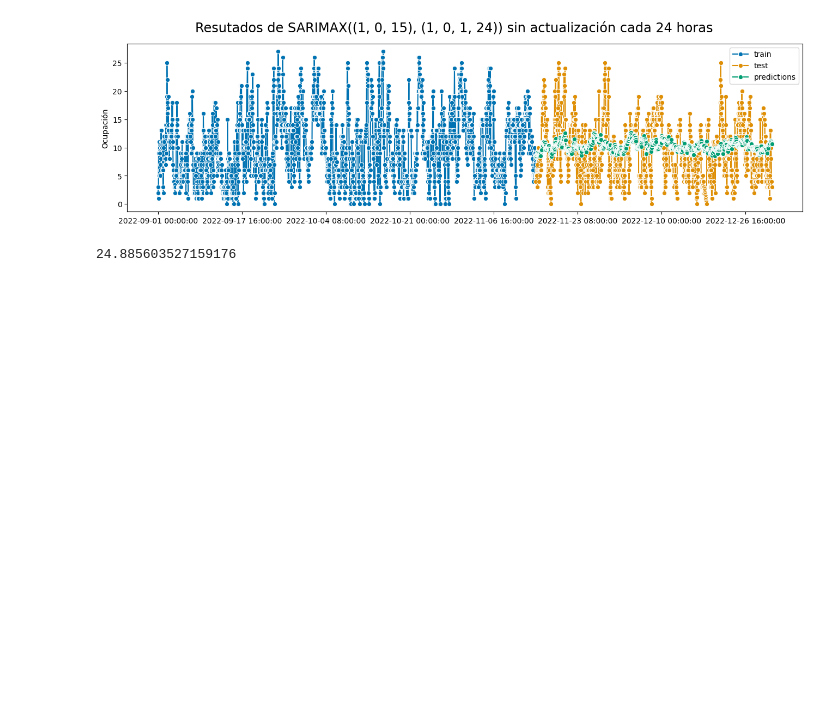
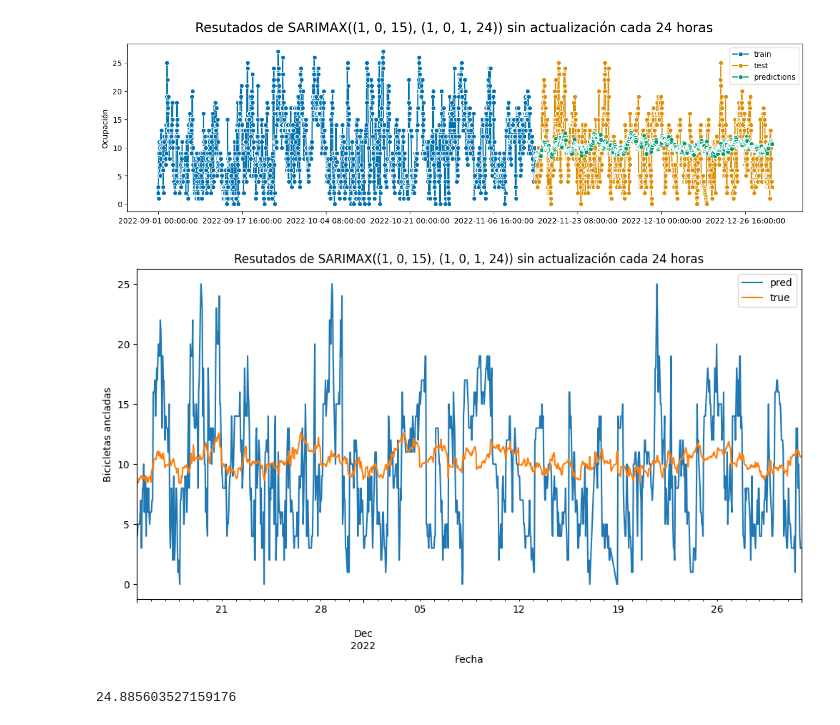
Before and after one commit to Pabloo22/bicimad, a Jupyter notebook: notebooks/entrega/predictions_with_exog.ipynb, the cells around one changed output. Saved outputs shown, nothing was run; the diff lists cells and outputs as text; code cells hidden in the pictures; blank space fills up the shorter version.

```diff
--- a/notebooks/entrega/predictions_with_exog.ipynb
+++ b/notebooks/entrega/predictions_with_exog.ipynb
@@ -160,7 +156,6 @@ sarimax = SARIMAX(
     seasonal_order=seasonal_order,
     enforce_stationarity=False,
     enforce_invertibility=False,
-    exog=X_train,
 )
-model = UpdateEvery(sarimax, update_interval=24)
-model.fit(train_target_series)
+# model = UpdateEvery(sarimax, update_interval=24)
+model.fit(train_target_series, X=X_train)
@@ -167,5 +214,5 @@ model.fit(train_target_series)
 # %%
-predictions = model.predict(fh=test_target_series.index, X=X_test)
+predictions = model.predict(test_target_series.index, X=X_test)
 # %%
 title = f"Resutados de SARIMAX({order}, {seasonal_order}) sin actualización cada 24 horas"
 plot_series(
@@ -179,6 +226,10 @@ plot_series(
 # %% [output]
 (<Figure size 1600x400 with 1 Axes>, <Axes: ylabel='Ocupación'>)
 [figure]
+# %%
+plot_pred_vs_actual(test_target_series, predictions, title=title)
+# %% [output]
+[figure, added]
 # %%
 mean_squared_error(test_target_series, predictions)
 # %% [output]
```
Also changed, not shown: parts of 10 cells of this notebook, 1 other file.
